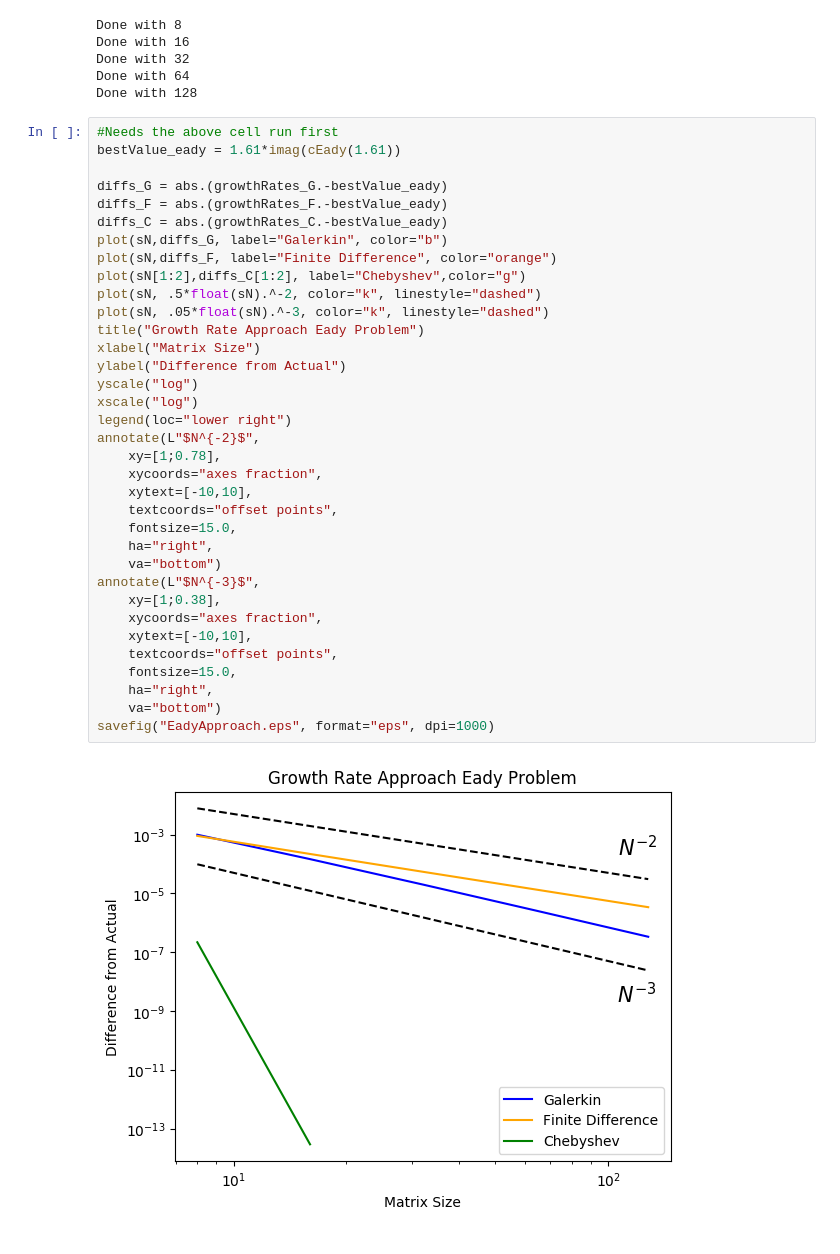
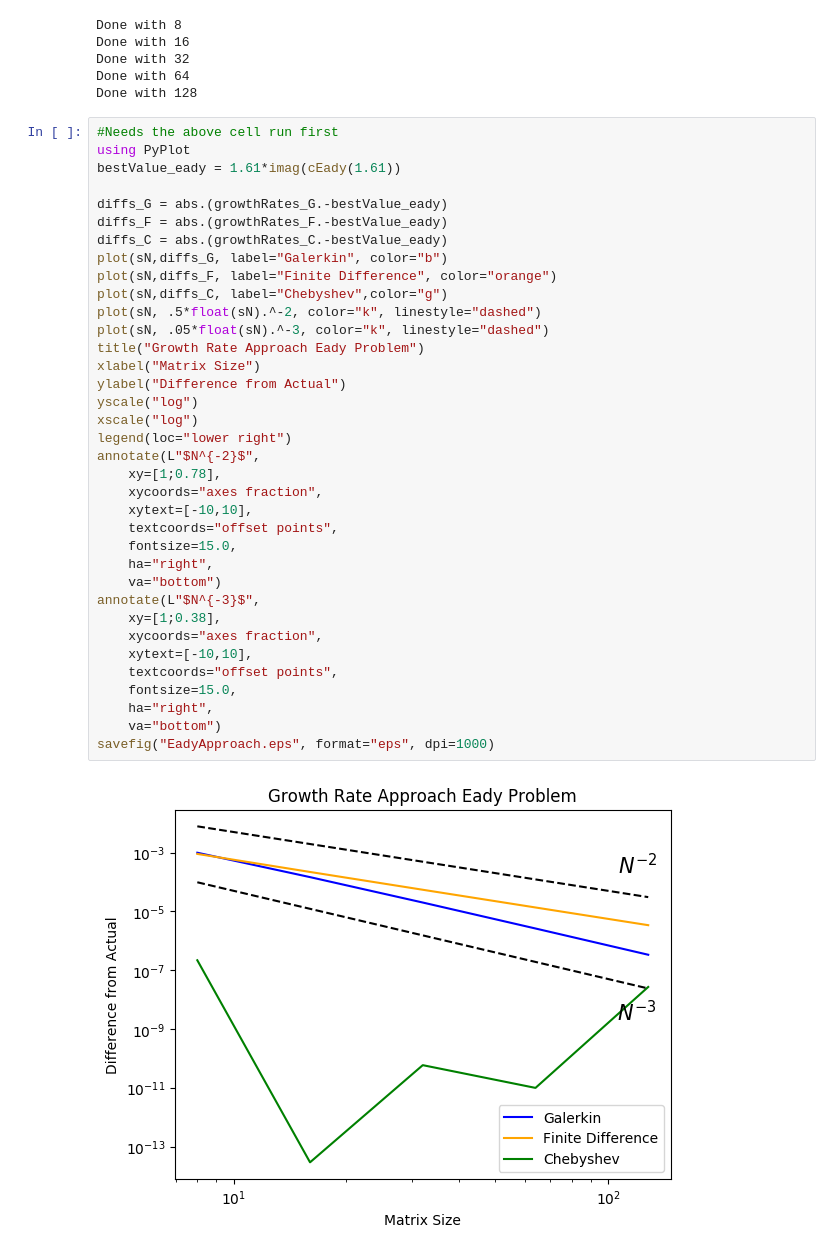
Before and after one commit to mwatwood-cu/QG-Galerkin, a Jupyter notebook: Julia1Version/Eady.ipynb, the cells around one changed output. Drawn from its saved outputs; the diff is of its cells as text.

Commit message:
Full Chebyshev output on Eady

```diff
--- a/Julia1Version/Eady.ipynb
+++ b/Julia1Version/Eady.ipynb
@@ -283,38 +283,39 @@ Done with 64
 Done with 128
 # %%
 #Needs the above cell run first
+using PyPlot
 bestValue_eady = 1.61*imag(cEady(1.61))
 
 diffs_G = abs.(growthRates_G.-bestValue_eady)
 diffs_F = abs.(growthRates_F.-bestValue_eady)
 diffs_C = abs.(growthRates_C.-bestValue_eady)
 plot(sN,diffs_G, label="Galerkin", color="b")
 plot(sN,diffs_F, label="Finite Difference", color="orange")
-plot(sN[1:2],diffs_C[1:2], label="Chebyshev",color="g")
+plot(sN,diffs_C, label="Chebyshev",color="g")
 plot(sN, .5*float(sN).^-2, color="k", linestyle="dashed")
 plot(sN, .05*float(sN).^-3, color="k", linestyle="dashed")
 title("Growth Rate Approach Eady Problem")
 xlabel("Matrix Size")
 ylabel("Difference from Actual")
 yscale("log")
 xscale("log")
 legend(loc="lower right")
 annotate(L"$N^{-2}$",
 	xy=[1;0.78],
 	xycoords="axes fraction",
 	xytext=[-10,10],
 	textcoords="offset points",
 	fontsize=15.0,
 	ha="right",
 	va="bottom")
 annotate(L"$N^{-3}$",
 	xy=[1;0.38],
 	xycoords="axes fraction",
 	xytext=[-10,10],
 	textcoords="offset points",
 	fontsize=15.0,
 	ha="right",
 	va="bottom")
 savefig("EadyApproach.eps", format="eps", dpi=1000)
 # %% [output]
-[figure, old version]
+[figure, new version]
```
Also changed, not shown: 3 other files.
